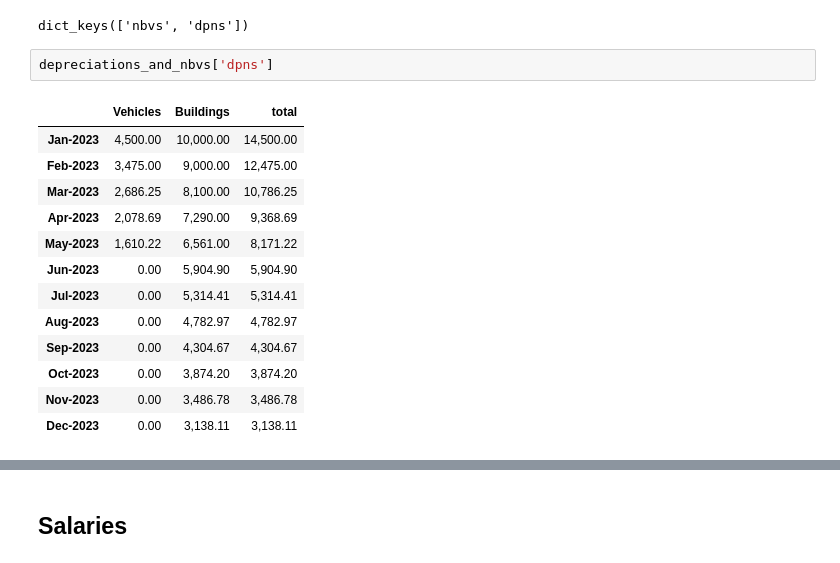
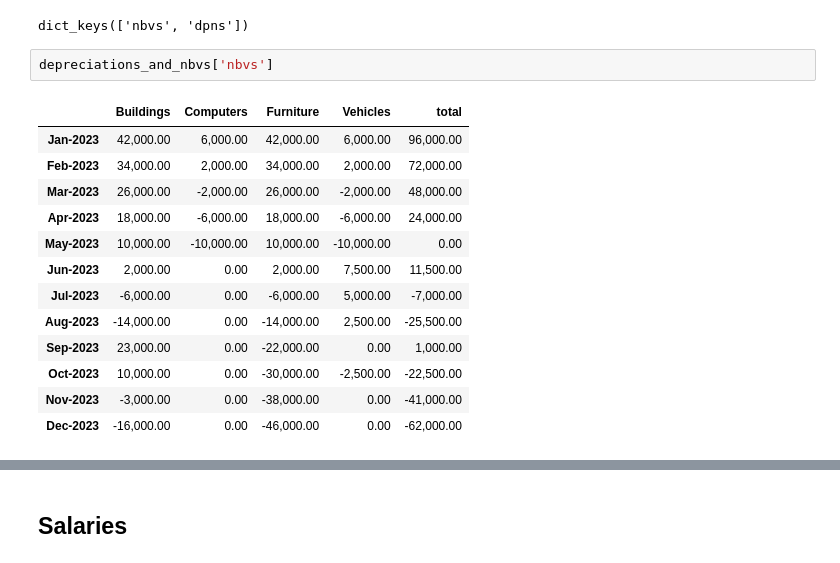
Before and after one commit to judahtc/manage-tenants-template, a Jupyter notebook: notebook_model.ipynb, the cells around one changed output, grey strips where cells are left out. Saved outputs shown, nothing was run; the diff lists cells and outputs as text.

Commit message:
feat: add calculation for straight line depreciation

```diff
--- a/notebook_model.ipynb
+++ b/notebook_model.ipynb
@@ -462,18 +468,18 @@ depreciations_and_nbvs.keys()
 # %% [output]
 dict_keys(['nbvs', 'dpns'])
 # %%
-depreciations_and_nbvs['dpns']
+depreciations_and_nbvs['nbvs']
 # %% [output]
-|  | Vehicles | Buildings | total |
-| Jan-2023 | 4,500.00 | 10,000.00 | 14,500.00 |
-| Feb-2023 | 3,475.00 | 9,000.00 | 12,475.00 |
-| Mar-2023 | 2,686.25 | 8,100.00 | 10,786.25 |
-| Apr-2023 | 2,078.69 | 7,290.00 | 9,368.69 |
-| May-2023 | 1,610.22 | 6,561.00 | 8,171.22 |
-| Jun-2023 | 0.00 | 5,904.90 | 5,904.90 |
-| Jul-2023 | 0.00 | 5,314.41 | 5,314.41 |
-| Aug-2023 | 0.00 | 4,782.97 | 4,782.97 |
-| Sep-2023 | 0.00 | 4,304.67 | 4,304.67 |
-| Oct-2023 | 0.00 | 3,874.20 | 3,874.20 |
-| Nov-2023 | 0.00 | 3,486.78 | 3,486.78 |
-| Dec-2023 | 0.00 | 3,138.11 | 3,138.11 |
+|  | Buildings | Computers | Furniture | Vehicles | total |
+| Jan-2023 | 42,000.00 | 6,000.00 | 42,000.00 | 6,000.00 | 96,000.00 |
+| Feb-2023 | 34,000.00 | 2,000.00 | 34,000.00 | 2,000.00 | 72,000.00 |
+| Mar-2023 | 26,000.00 | -2,000.00 | 26,000.00 | -2,000.00 | 48,000.00 |
+| Apr-2023 | 18,000.00 | -6,000.00 | 18,000.00 | -6,000.00 | 24,000.00 |
+| May-2023 | 10,000.00 | -10,000.00 | 10,000.00 | -10,000.00 | 0.00 |
+| Jun-2023 | 2,000.00 | 0.00 | 2,000.00 | 7,500.00 | 11,500.00 |
+| Jul-2023 | -6,000.00 | 0.00 | -6,000.00 | 5,000.00 | -7,000.00 |
+| Aug-2023 | -14,000.00 | 0.00 | -14,000.00 | 2,500.00 | -25,500.00 |
+| Sep-2023 | 23,000.00 | 0.00 | -22,000.00 | 0.00 | 1,000.00 |
+| Oct-2023 | 10,000.00 | 0.00 | -30,000.00 | -2,500.00 | -22,500.00 |
+| Nov-2023 | -3,000.00 | 0.00 | -38,000.00 | 0.00 | -41,000.00 |
+| Dec-2023 | -16,000.00 | 0.00 | -46,000.00 | 0.00 | -62,000.00 |
```
Also changed, not shown: parts of 61 cells of this notebook, 3 other files.
